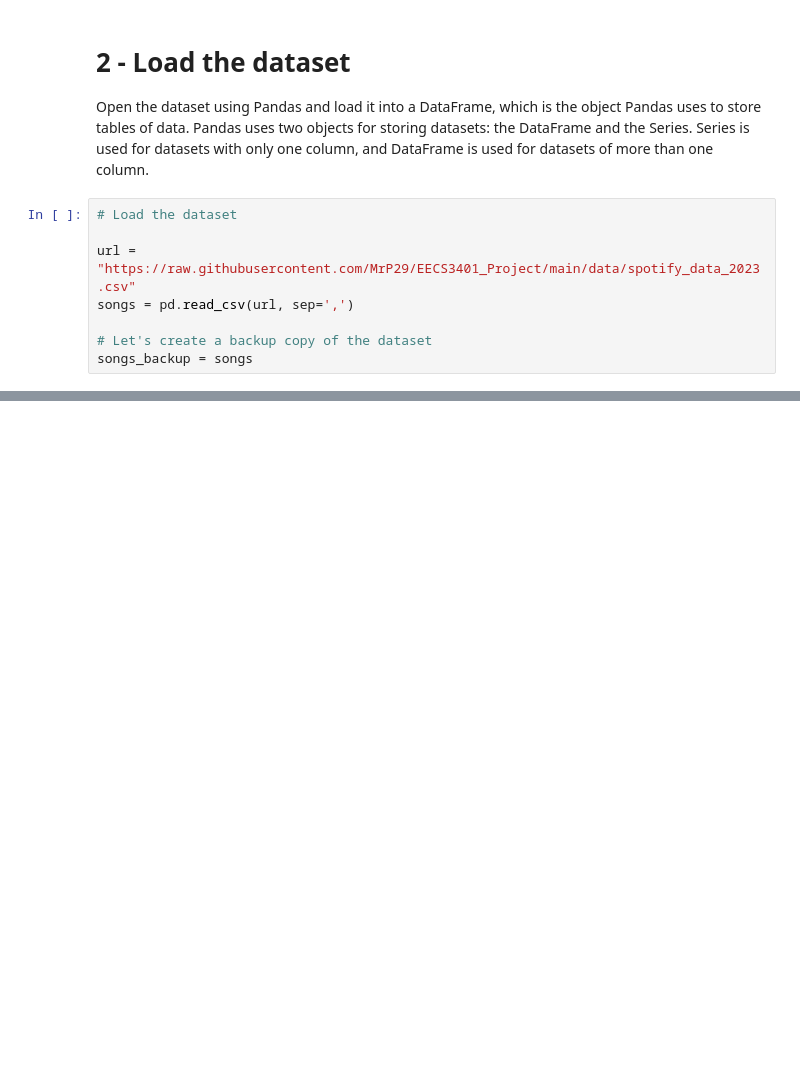
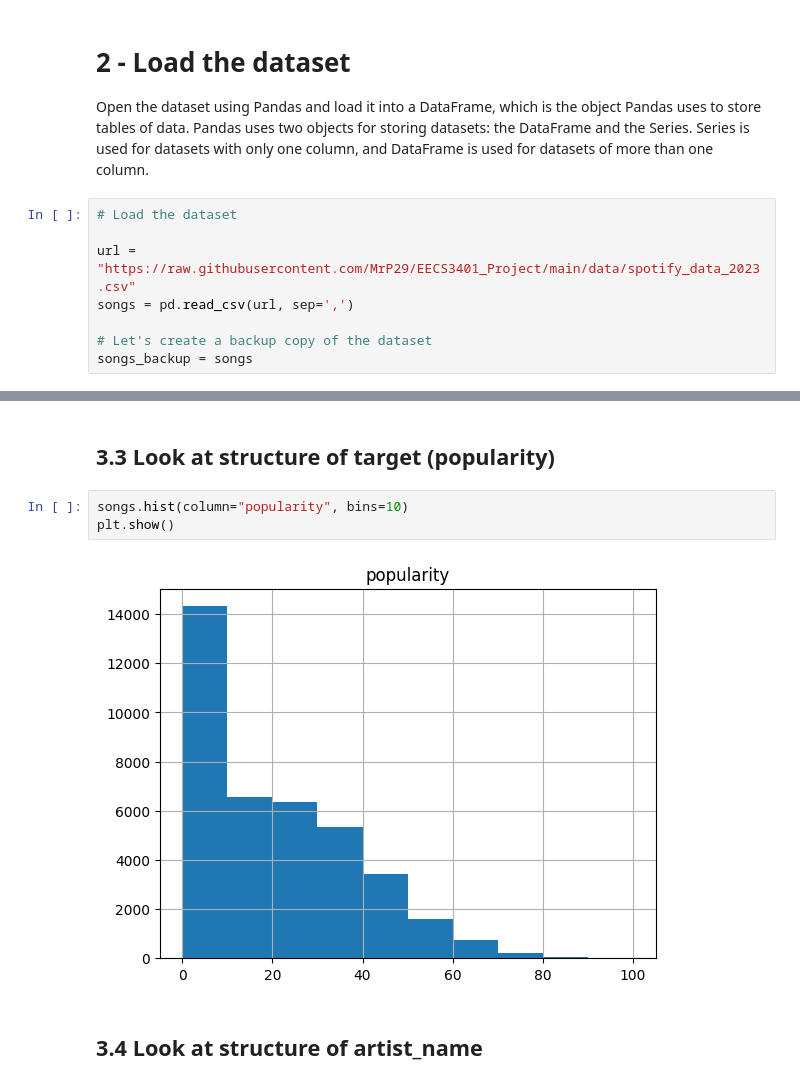
Before and after one commit to MrP29/EECS3401_Project, a Jupyter notebook: 3401_project.ipynb, the cells around one changed output, grey strips where cells are left out. Saved outputs shown, nothing was run; the diff lists cells and outputs as text; blank space fills up the shorter version.

```diff
--- a/3401_project.ipynb
+++ b/3401_project.ipynb
@@ -141,0 +176,9 @@ memory usage: 5.9+ MB
+# %% [markdown]
+## 3.3 Look at structure of target (popularity)
+# %%
+songs.hist(column="popularity", bins=10)
+plt.show()
+# %% [output]
+[figure, added]
+# %% [markdown]
+## 3.4 Look at structure of artist_name
```
Also changed, not shown: parts of 20 cells of this notebook.
